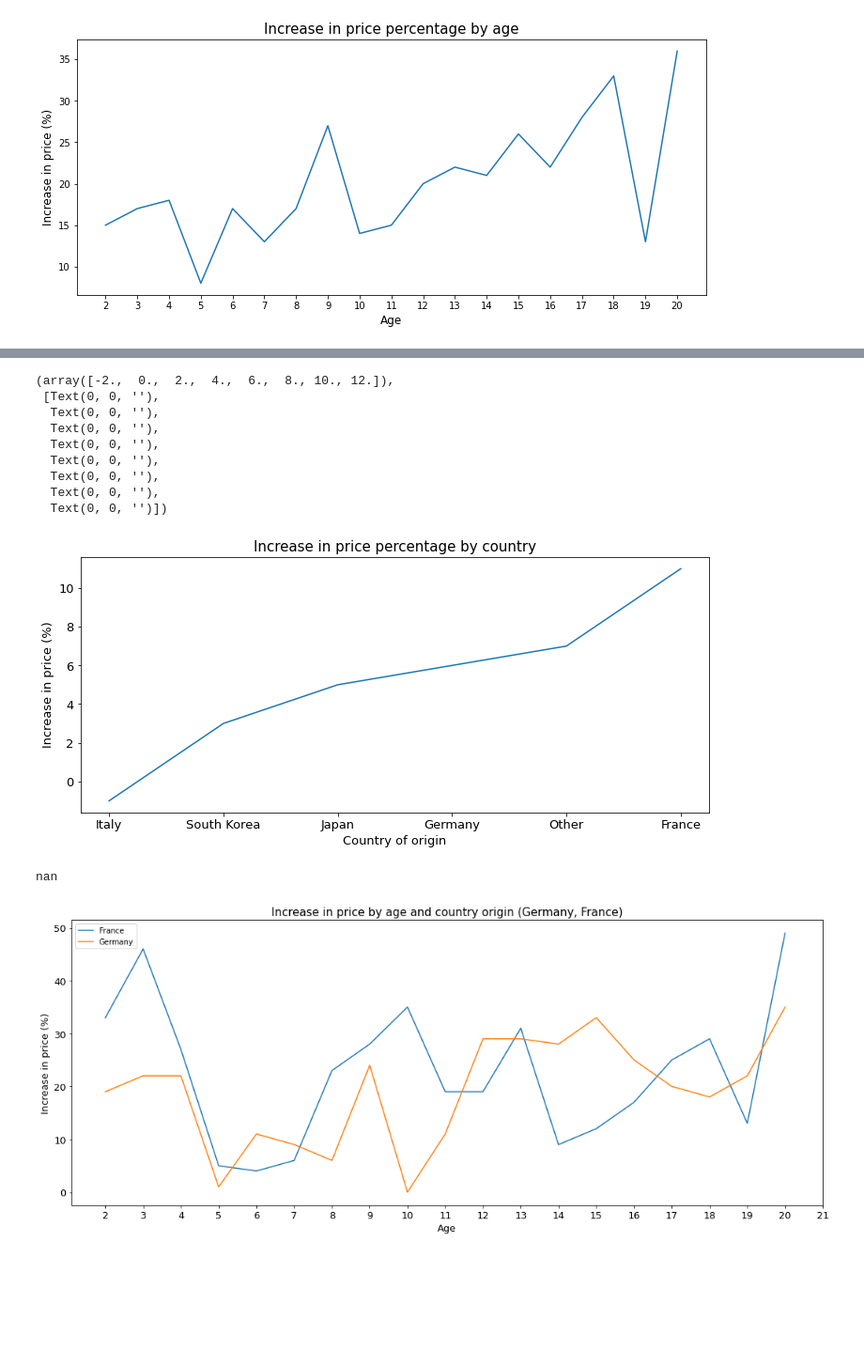
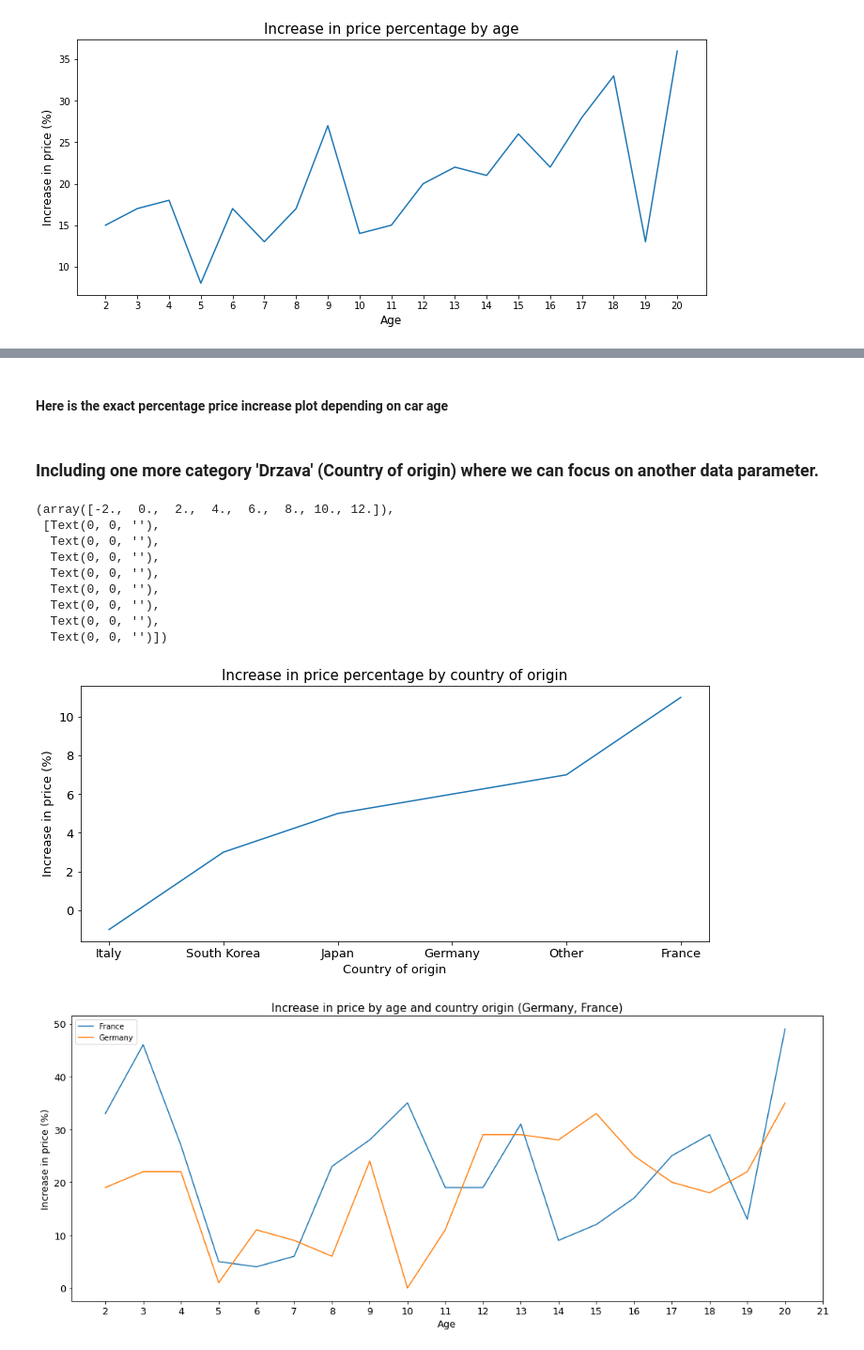
Before and after one commit to trsavi/Covid19-impact_on_usedCars_in_Serbia, a Jupyter notebook: Analysis and Visualization.ipynb, the cells around one changed output, grey strips where cells are left out. Shown at 94% size. Saved outputs shown, nothing was run; the diff lists cells and outputs as text; code cells hidden in the pictures; blank space fills up the shorter version.

```diff
--- a/Analysis and Visualization.ipynb
+++ b/Analysis and Visualization.ipynb
@@ -527,3 +521,9 @@ plt.xticks(np.arange(2,21))
+# %% [markdown]
+#### Here is the exact percentage price increase plot depending on car age
+# %% [markdown]
+
+
+### Including one more category 'Drzava' (Country of origin)  where we can focus on another data parameter.
 # %%
 def convert_country(row):
     nemci = ['AUDI', 'BMW', 'MERCEDES BENZ', 'OPEL','VOLKSWAGEN']
@@ -553,27 +553,23 @@ for drzava in data['Drzava'].unique():
 # %%
 dict_drzave={k: v for k, v in sorted(dict_drzave.items(), key=lambda item: item[1])}
 plt.figure(figsize=(12,5))
 sns.lineplot(x = dict_drzave.keys(), y = dict_drzave.values())
-plt.title('Increase in price percentage by country',fontsize=15)
+plt.title('Increase in price percentage by country of origin',fontsize=15)
 plt.xlabel('Country of origin', fontsize=13)
 plt.ylabel('Increase in price (%)',fontsize=13)
 plt.xticks(fontsize=13)
 plt.yticks(fontsize=13)
 # %% [output]
 (array([-2.,  0.,  2.,  4.,  6.,  8., 10., 12.]),
  [Text(0, 0, ''),
   Text(0, 0, ''),
   Text(0, 0, ''),
   Text(0, 0, ''),
   Text(0, 0, ''),
   Text(0, 0, ''),
   Text(0, 0, ''),
   Text(0, 0, '')])
-[figure, old version]
+[figure, new version]
-# %%
-data[data['Drzava']=='Nemačka']['Cena'].mean()
-# %% [output]
-nan
 # %%
 import math
 dict_drst={}
```
Also changed, not shown: parts of 31 cells of this notebook.
